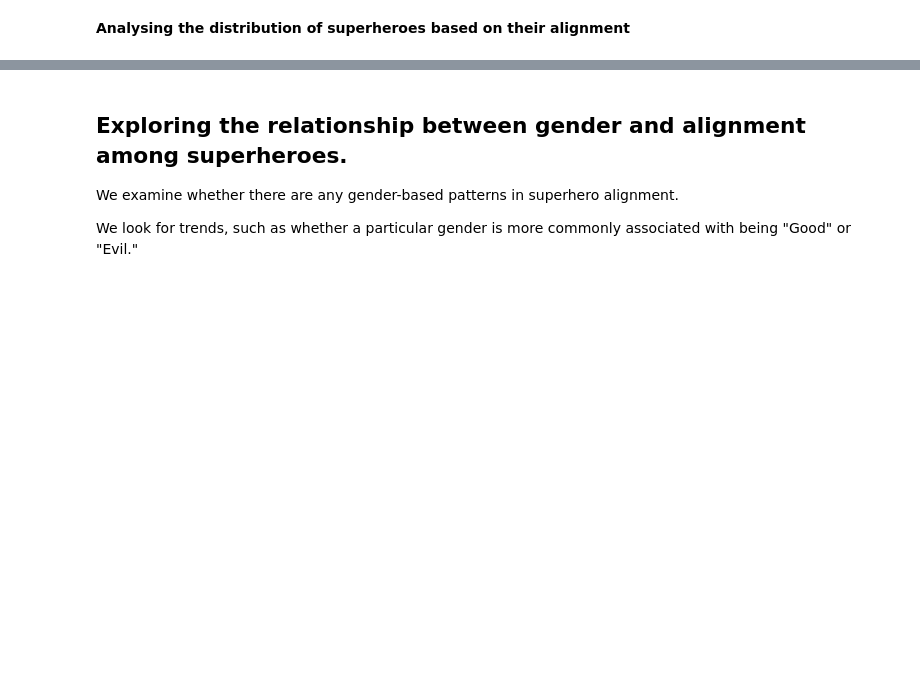
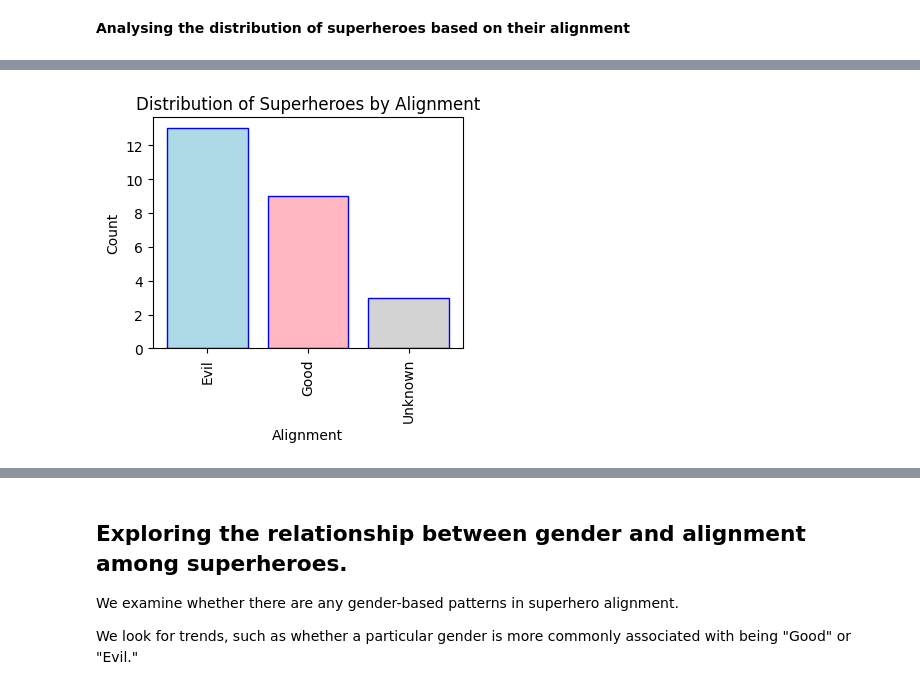
Before and after one commit to isys5002-itp/isys5002-2023-semester2, a Jupyter notebook: 10_analysing_and_visualising_superheroes_dataset_Thur4PM.ipynb, the cells around one changed output, grey strips where cells are left out. Saved outputs shown, nothing was run; the diff lists cells and outputs as text; code cells hidden in the pictures; blank space fills up the shorter version.

```diff
--- a/10_analysing_and_visualising_superheroes_dataset_Thur4PM.ipynb
+++ b/10_analysing_and_visualising_superheroes_dataset_Thur4PM.ipynb
@@ -331,0 +350,13 @@ plt.show()
+# %%
+# Create a bar chart to visualize the distribution
+plt.figure(figsize=(4, 3))
+plt.bar(alignment_counts.index, alignment_counts.values, color=['lightblue', 'lightpink', 'lightgray'], edgecolor='blue')
+plt.title('Distribution of Superheroes by Alignment')
+plt.xlabel('Alignment')
+plt.ylabel('Count')
+plt.xticks(rotation=90)
+
+# Display the plot
+plt.show()
+# %% [output]
+[figure, added]
```
Also changed, not shown: parts of 13 cells of this notebook.
